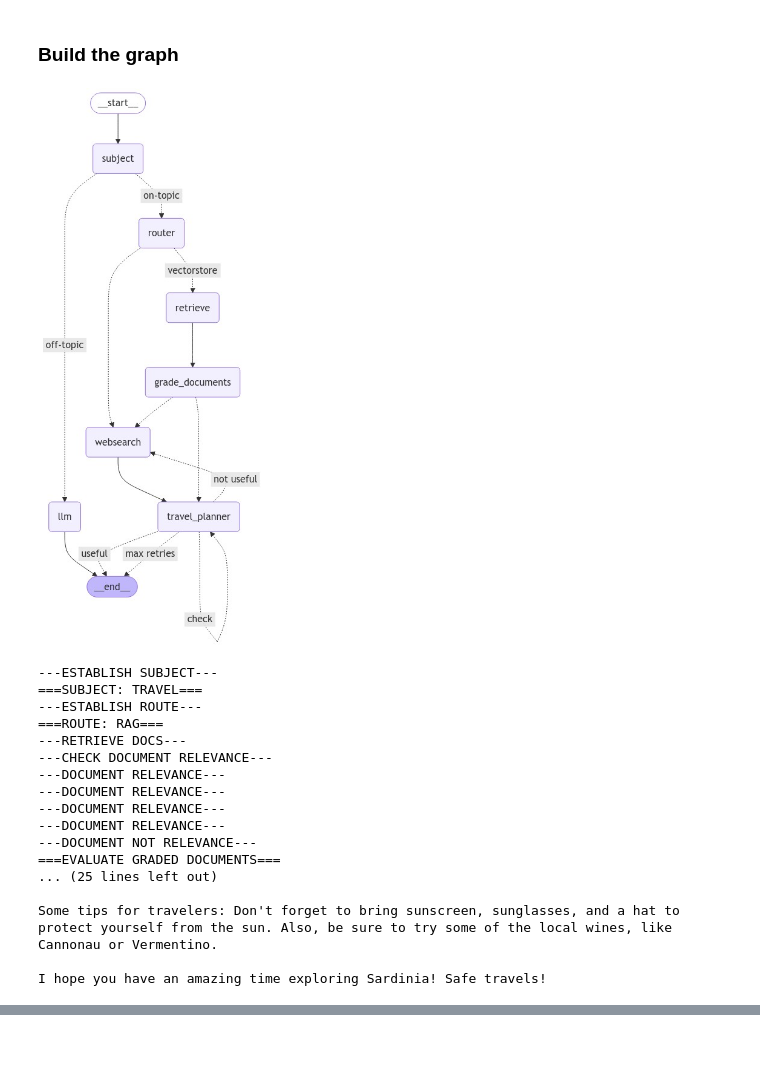
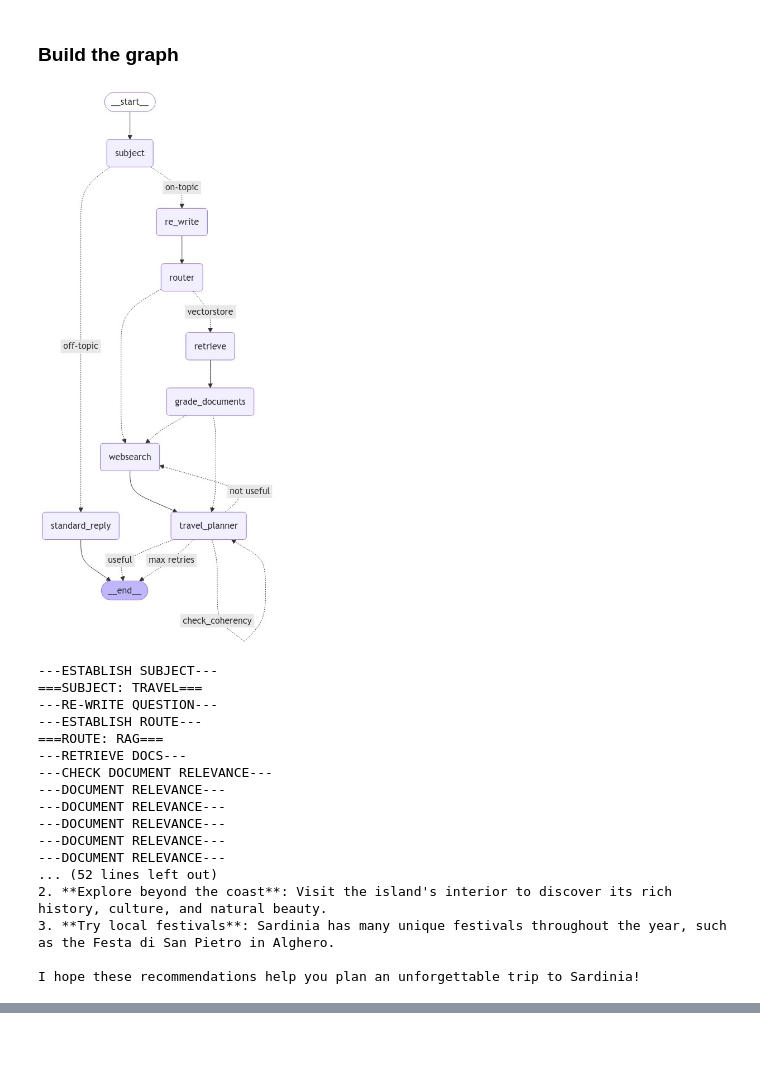
Before and after one commit to Sabaudian/LLM_Agent_Project, a Jupyter notebook: project.ipynb, the cells around one changed output, grey strips where cells are left out. Drawn from its saved outputs; the diff is of its cells as text; code cells hidden in the pictures.

Commit message:
vectorstore-load from disk, refactoring, re-write query node

```diff
--- a/project.ipynb
+++ b/project.ipynb
@@ -107,7 +107,7 @@ tavily_web_search = TavilySearchResults(max_results=3)
 ## Get Data
 # %%
 # retrieve internal links from a webpage
-def get_internal_links(home_url: str, max_links: int = 5) -> List[str]:
+def get_internal_links(home_url: str, max_links: int = 10) -> List[str]:
     """
         Retrieves internal links from the given webpage URL.
 
@@ -489,19 +477,20 @@ hallucination_grader = hallucination_prompt | structured_llm_hallucination
 # %%
-# # Test hallucination
-hallucination = hallucination_grader.invoke({
-    "documents": docs_summary,
+## Test hallucination
+coherency = coherence_grader.invoke({
+    "documents": planner_docs_txt,
     "planner": generated_plan
 })
-print(hallucination)
+print(coherency)
 # %% [output]
 coherence='yes'
 # %% [markdown]
 ### Answer evaluation
 # %%
-# Answer Grader
+## Answer Grader
 class GradeAnswers(BaseModel):
-    """Binary score to assess answer addresses question."""
-
+    """
+        Binary score to assess answer addresses question.
+    """
     evaluation: str = Field(
         description="Answer addresses the question, 'yes' or 'no'"
     )
@@ -535,15 +521,0 @@ evaluation='yes'
-# %%
-# System prompt
-re_write_instructions = """You are a question re-writer that converts an input question to a better version that is optimized \n
-     for vectorstore retrieval. Look at the input and try to reason about the underlying semantic intent / meaning."""
-
-re_write_prompt = ChatPromptTemplate.from_messages(
-    [
-        ("system", re_write_instructions),
-        (
-            "human",
-            "Here is the initial question: \n\n {question} \n Formulate an improved question.",
-        ),
-    ]
-)
-question_rewriter = re_write_prompt | llm | StrOutputParser()
@@ -940,8 +898,9 @@ workflow = StateGraph(State)
 
 # Define the nodes
 workflow.add_node(node="subject", action=subject)
-workflow.add_node(node="llm", action=llm_standard_response)
+workflow.add_node(node="standard_reply", action=llm_standard_response)
 workflow.add_node(node="router", action=router)
+workflow.add_node(node="re_write", action=transform_query)
 workflow.add_node(node="retrieve", action=retrieve)
 workflow.add_node(node="grade_documents", action=grade_documents)
 workflow.add_node(node="websearch", action=web_search)
@@ -953,11 +912,12 @@ workflow.add_conditional_edges(
     "subject",
     route_subject,
     {
-        "on-topic": "router",
-        "off-topic": "llm",
+        "on-topic": "re_write",
+        "off-topic": "standard_reply",
     }
 )
-workflow.add_edge("llm", END)
+workflow.add_edge("standard_reply", END)
+workflow.add_edge("re_write", "router")
 
 workflow.add_conditional_edges(
     "router",
@@ -968,42 +928,43 @@ workflow.add_conditional_edges(
     },
 )
 
 workflow.add_edge("websearch", "travel_planner")
 workflow.add_edge("retrieve", "grade_documents")
 
 workflow.add_conditional_edges(
     "grade_documents",
     decide_to_plan,
     {
         "websearch": "websearch",
         "travel_planner": "travel_planner",
     },
 )
 
 workflow.add_conditional_edges(
     "travel_planner",
     grade_generation_v_documents_and_question,
     {
-        "check": "travel_planner",
+        "check_coherency": "travel_planner",
         "useful": END,
         "not useful": "websearch",
         "max retries": END,
     },
 )
 
 # Compile
 graph = workflow.compile()
 # Display the graph
 display(Image(graph.get_graph().draw_mermaid_png(draw_method=MermaidDrawMethod.API)))
 # %% [output]
-[figure, old version]
+[figure, new version]
 # %%
 # Test Graph
 answer = graph.invoke({"question":"Hi, I'd like to plan a vacation in Italy, in the Sardinia region. What do you suggest me?"})["planner"]
-print(f"Final state: {answer}")
+print(f"\nTravel Planner:\n{answer}")
 # %% [output]
 ---ESTABLISH SUBJECT---
 ===SUBJECT: TRAVEL===
+---RE-WRITE QUESTION---
 ---ESTABLISH ROUTE---
 ===ROUTE: RAG===
 ---RETRIEVE DOCS---
@@ -1012,10 +973,9 @@ print(f"Final state: {answer}")
 ---DOCUMENT RELEVANCE---
 ---DOCUMENT RELEVANCE---
 ---DOCUMENT RELEVANCE---
----DOCUMENT NOT RELEVANCE---
-===EVALUATE GRADED DOCUMENTS===
-... (25 lines left out)
+---DOCUMENT RELEVANCE---
+... (52 lines left out)
+2. **Explore beyond the coast**: Visit the island's interior to discover its rich history, culture, and natural beauty.
+3. **Try local festivals**: Sardinia has many unique festivals throughout the year, such as the Festa di San Pietro in Alghero.
 
-Some tips for travelers: Don't forget to bring sunscreen, sunglasses, and a hat to protect yourself from the sun. Also, be sure to try some of the local wines, like Cannonau or Vermentino.
-
-I hope you have an amazing time exploring Sardinia! Safe travels!
+I hope these recommendations help you plan an unforgettable trip to Sardinia!
```
Also changed, not shown: parts of 28 cells of this notebook.
